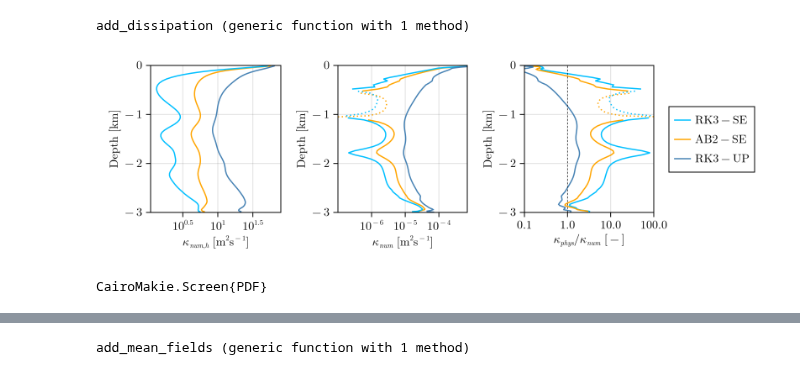
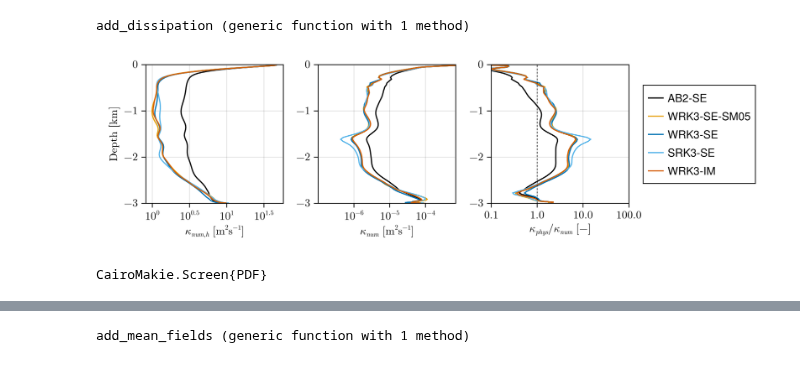
Before and after one commit to simone-silvestri/TimestepperTestCases.jl, a Jupyter notebook: notebooks/Results_channel.ipynb, the cells around one changed output, grey strips where cells are left out. Drawn from its saved outputs; the diff is of its cells as text; code cells hidden in the pictures.

```diff
--- a/notebooks/Results_channel.ipynb
+++ b/notebooks/Results_channel.ipynb
@@ -93,92 +90,47 @@ end
 # %% [output]
 add_dissipation (generic function with 1 method)
 # %%
-rl = add_dissipation(rl);
-al = add_dissipation(al);
-r3 = add_dissipation(r3);
+cases = [add_dissipation(c) for c in cases]
+nothing
 # %%
-zC = al.Abx.grid.z.cᵃᵃᶜ[1:90] ./ 1000
-zF = al.Abx.grid.z.cᵃᵃᶠ[1:91] ./ 1000
-
-c1 = :deepskyblue
-c2 = :blue
-c3 = :orange1
-c4 = :steelblue
-
 using LaTeXStrings
-
 ticks(vec) = (vec, latexstring.(string.(vec)))
 
-fig = Figure(size = (800, 250))
+zC = cases[1].Abx.grid.z.cᵃᵃᶜ[1:90] ./ 1000
 
-xt1 = ([1e-4, 1e-2, 1], [L"10^{-4}", L"10^{-2}", L"10^0"])
-xt2 = ([1e+0, 10^(0.5), 10], [L"10^{0}", L"10^{0.5}", L"10^1"])
-xt3 = ([1e+0, 10^(0.5), 10, 10^1.5], [L"10^{0}", L"10^{0.5}", L"10^1", L"10^{1.5}"])
-xt4 = ([0, 2e-5, 4e-5], [L"0", L"2\cdot 10^{-5}", L"4\cdot 10^{-5}"])
+fig = Figure(size = (850, 250))
+xt3 = ([1e+0, 10^(0.5), 10, 10^1.5],   [L"10^{0}", L"10^{0.5}", L"10^1", L"10^{1.5}"])
 xt5 = ([1e-6, 1e-5, 1e-4, 1e-3, 1e-2], [L"10^{-6}", L"10^{-5}", L"10^{-4}", L"10^{-3}", L"10^{-2}"])
 xt6 = ticks([0.1, 1, 10, 100])
 
-xl1 = L"\kappa_{num, x} \text{ [m}^2\text{s}^{-1}\text{]}"
-xl2 = L"\kappa_{num, y} \text{ [m}^2\text{s}^{-1}\text{]}"
-xl3 = L"\kappa_{num, h} \text{ [m}^2\text{s}^{-1}\text{]}"
-xl5 = L"\kappa_{num} \text{ [m}^2\text{s}^{-1}\text{]}"
-xl6 = L"\kappa_{phys} / \kappa_{num} \text{ [-]}"
-xl7 = L"\kappa_{phys} / \kappa_{num} \text{ [-]}"
+ax3 = Axis(fig[1, 1]; xlabel=L"\kappa_{num, h} \text{ [m}^2\text{s}^{-1}\text{]}", xticks=xt3, ylabel=L"\text{Depth [km]}", yticks=ticks([-3, -2, -1, 0]), xscale=log10)
+ax5 = Axis(fig[1, 2]; xlabel=L"\kappa_{num} \text{ [m}^2\text{s}^{-1}\text{]}",    xticks=xt5, ylabel="", yticks=ticks([-3, -2, -1, 0]), xscale=log10)
+ax6 = Axis(fig[1, 3]; xlabel=L"\kappa_{phys} / \kappa_{num} \text{ [-]}",          xticks=xt6, ylabel="", yticks=ticks([-3, -2, -1, 0]), xscale=log10)
 
-ax3 = Axis(fig[1, 1]; xlabel=xl3, xticks=xt3, ylabel = L"\text{Depth [km]}", yticks = ticks([-3, -2, -1, 0]), xscale=log10)
-ax5 = Axis(fig[1, 2]; xlabel=xl5, xticks=xt5, ylabel = L"\text{Depth [km]}", yticks = ticks([-3, -2, -1, 0]), xscale=log10)
-ax6 = Axis(fig[1, 3]; xlabel=xl6, xticks=xt6, ylabel = L"\text{Depth [km]}", yticks = ticks([-3, -2, -1, 0]), xscale=log10)
-
-myop0(x) = abs(x)
 myop1(x) = x ≤ 0 ? NaN : x
 myop2(x) = x ≤ 0 ? -x : NaN
 
-lines!(ax3, myop1.(interior(al.κx, 1, 1, :) .+ interior(al.κy, 1, 1, :)), zC, color=c3)
-lines!(ax3, myop1.(interior(rl.κx, 1, 1, :) .+ interior(rl.κy, 1, 1, :)), zC, color=c1)
-lines!(ax3, myop1.(interior(r3.κx, 1, 1, :) .+ interior(r3.κy, 1, 1, :)), zC, color=c4)
-lines!(ax3, myop2.(interior(al.κx, 1, 1, :) .+ interior(al.κy, 1, 1, :)), zC, color=c3, linestyle = :dash)
-lines!(ax3, myop2.(interior(rl.κx, 1, 1, :) .+ interior(rl.κy, 1, 1, :)), zC, color=c1, linestyle = :dash)
-lines!(ax3, myop2.(interior(r3.κx, 1, 1, :) .+ interior(r3.κy, 1, 1, :)), zC, color=c4, linestyle = :dash)
+for (i, c) in enumerate(cases)
+    κh = interior(c.κx, 1, 1, :) .+ interior(c.κy, 1, 1, :)
+    lines!(ax3, myop1.(κh), zC, color = colors[i], label = labels[i])
+    lines!(ax3, myop2.(κh), zC, color = colors[i], linestyle = :dash)
 
-lines!(ax5, myop1.(interior(al.κxz, 1, 1, :) + interior(al.κyz, 1, 1, :) + interior(al.κzz, 1, 1, 1:90)), zC, color=c3)
-lines!(ax5, myop1.(interior(rl.κxz, 1, 1, :) + interior(rl.κyz, 1, 1, :) + interior(rl.κzz, 1, 1, 1:90)), zC, color=c1)
-lines!(ax5, myop1.(interior(r3.κxz, 1, 1, :) + interior(r3.κyz, 1, 1, :) + interior(r3.κzz, 1, 1, 1:90)), zC, color=c4)
-lines!(ax5, myop2.(interior(al.κxz, 1, 1, :) + interior(al.κyz, 1, 1, :) + interior(al.κzz, 1, 1, 1:90)), zC, color=c3, linestyle = :dot)
-lines!(ax5, myop2.(interior(rl.κxz, 1, 1, :) + interior(rl.κyz, 1, 1, :) + interior(rl.κzz, 1, 1, 1:90)), zC, color=c1, linestyle = :dot)
-lines!(ax5, myop2.(interior(r3.κxz, 1, 1, :) + interior(r3.κyz, 1, 1, :) + interior(r3.κzz, 1, 1, 1:90)), zC, color=c4, linestyle = :dot)
+    κt = interior(c.κxz, 1, 1, :) .+ interior(c.κyz, 1, 1, :) .+ interior(c.κzz, 1, 1, 1:90)
+    lines!(ax5, myop1.(κt), zC, color = colors[i])
+    lines!(ax5, myop2.(κt), zC, color = colors[i], linestyle = :dot)
+
+    ratio = myop1.(interior(c.κd, 1, 1, 1:90)) ./ myop1.(κt)
+    lines!(ax6, ratio, zC, color = colors[i])
+end
 xlims!(ax5, 1e-7, 7e-4)
-
-κtrl1 = myop1.(interior(rl.κxz, 1, 1, :) + interior(rl.κyz, 1, 1, :) + interior(rl.κzz, 1, 1, 1:90))
-κtal1 = myop1.(interior(al.κxz, 1, 1, :) + interior(al.κyz, 1, 1, :) + interior(al.κzz, 1, 1, 1:90))
-κtr31 = myop1.(interior(r3.κxz, 1, 1, :) + interior(r3.κyz, 1, 1, :) + interior(r3.κzz, 1, 1, 1:90))
-κtrl2 = myop2.(interior(rl.κxz, 1, 1, :) + interior(rl.κyz, 1, 1, :) + interior(rl.κzz, 1, 1, 1:90))
-κtal2 = myop2.(interior(al.κxz, 1, 1, :) + interior(al.κyz, 1, 1, :) + interior(al.κzz, 1, 1, 1:90))
-κtr32 = myop2.(interior(r3.κxz, 1, 1, :) + interior(r3.κyz, 1, 1, :) + interior(r3.κzz, 1, 1, 1:90))
-
-lines!(ax6, myop1.(interior(rl.κd, 1, 1, 1:90)) ./ κtrl1, zC, color=c1, label=L"\text{RK3-SE}")
-lines!(ax6, myop1.(interior(al.κd, 1, 1, 1:90)) ./ κtal1, zC, color=c3, label=L"\text{AB2-SE}")
-lines!(ax6, myop1.(interior(r3.κd, 1, 1, 1:90)) ./ κtr31, zC, color=c4, label=L"\text{RK3-UP}")
-lines!(ax6, myop1.(interior(rl.κd, 1, 1, 1:90)) ./ κtrl2, zC, color=c1, linestyle = :dot)
-lines!(ax6, myop1.(interior(al.κd, 1, 1, 1:90)) ./ κtal2, zC, color=c3, linestyle = :dot)
-lines!(ax6, myop1.(interior(r3.κd, 1, 1, 1:90)) ./ κtr32, zC, color=c4, linestyle = :dot)
 xlims!(ax6, 0.1, 100)
 vlines!(ax6, 1, linestyle = :dash, color = :black, linewidth = 0.7)
-
-κtrl0 = myop0.(interior(rl.κxz, 1, 1, :) + interior(rl.κyz, 1, 1, :) + interior(rl.κzz, 1, 1, 1:90))
-κtal0 = myop0.(interior(al.κxz, 1, 1, :) + interior(al.κyz, 1, 1, :) + interior(al.κzz, 1, 1, 1:90))
-κtr30 = myop0.(interior(r3.κxz, 1, 1, :) + interior(r3.κyz, 1, 1, :) + interior(r3.κzz, 1, 1, 1:90))
-
-Legend(fig[1, 4], ax6)
-ylims!(ax1, -3, 0)
-ylims!(ax2, -3, 0)
-ylims!(ax3, -3, 0)
-ylims!(ax5, -3, 0)
-ylims!(ax6, -3, 0)
+for ax in (ax3, ax5, ax6); ylims!(ax, -3, 0); end
+Legend(fig[1, 4], ax3)
 path = "/Users/simonesilvestri/Dropbox (MIT)/Apps/Overleaf/timestepper/"
-
 display(current_figure())
 CairoMakie.save(path * "dissipation-channel.pdf", fig)
 # %% [output]
-[figure, old version]
+[figure, new version]
 CairoMakie.Screen{PDF}
 # %%
```
Also changed, not shown: parts of 18 cells of this notebook, 14 other files.
